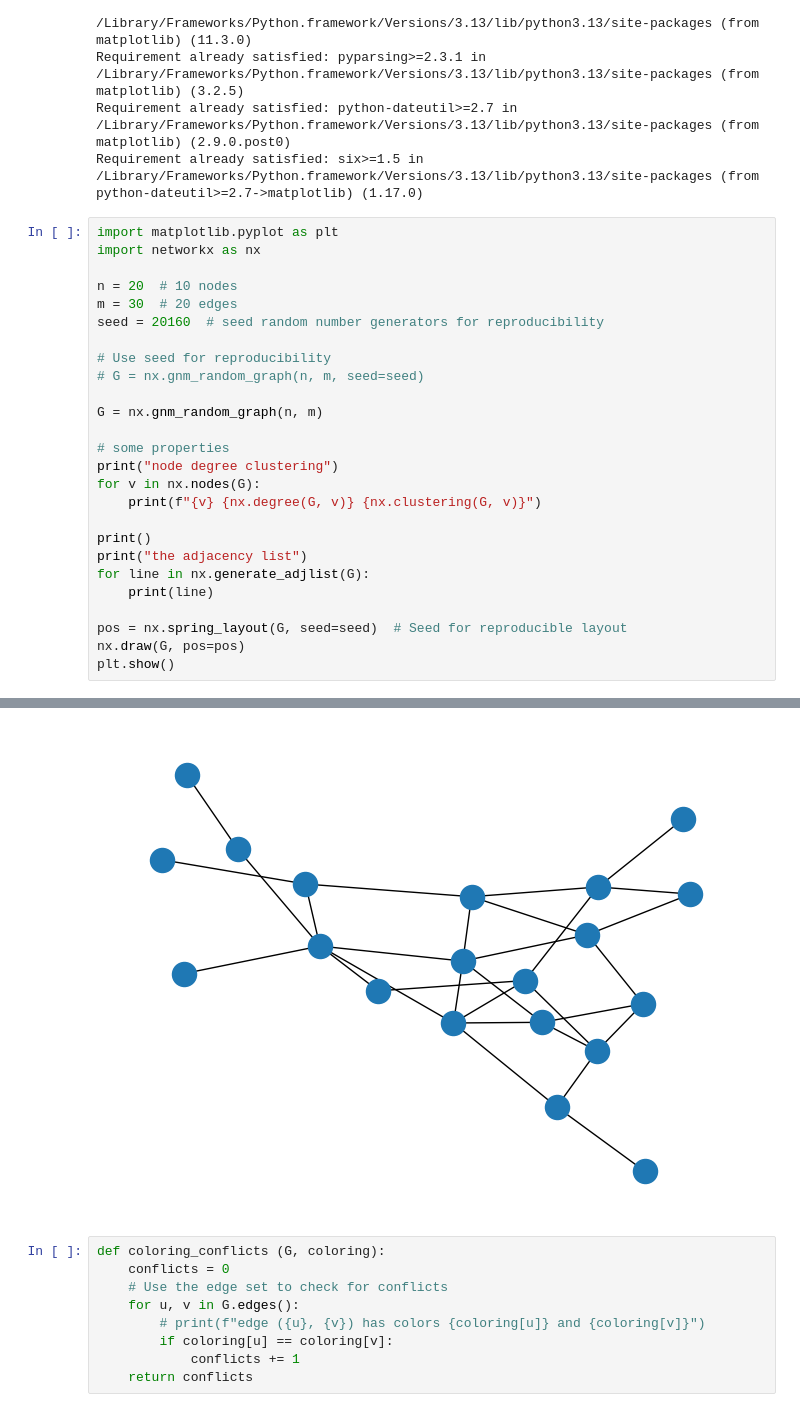
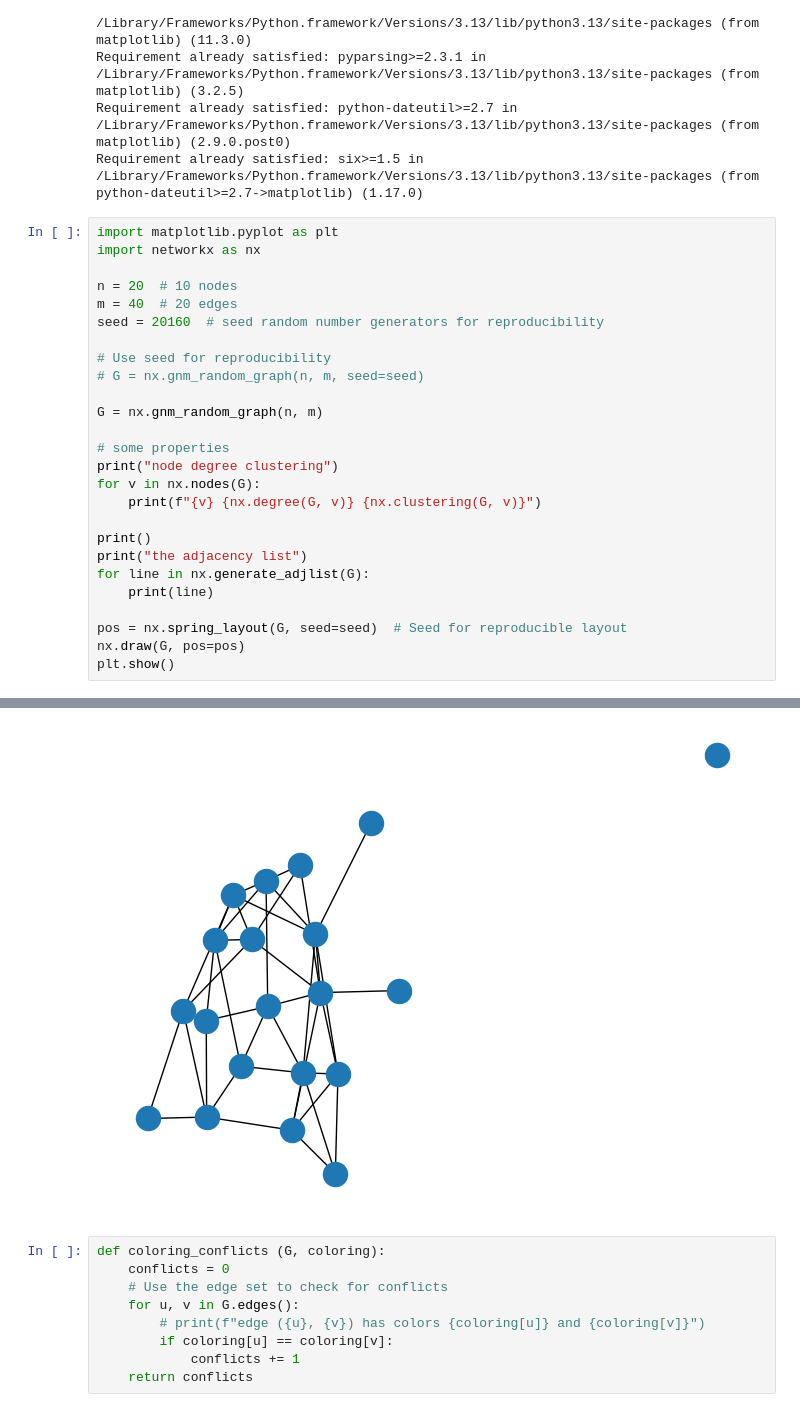
Before and after one commit to G-cae78/Graph-Colouring, a Jupyter notebook: graph.ipynb, the cells around one changed output, grey strips where cells are left out. Drawn from its saved outputs; the diff is of its cells as text.

```diff
--- a/graph.ipynb
+++ b/graph.ipynb
@@ -19,7 +19,7 @@ import matplotlib.pyplot as plt
 import networkx as nx
 
 n = 20  # 10 nodes
-m = 30  # 20 edges
+m = 40  # 20 edges
 seed = 20160  # seed random number generators for reproducibility
 
 # Use seed for reproducibility
@@ -59,6 +59,6 @@ node degree clustering
 18
 19
-[figure, old version]
+[figure, new version]
 # %%
 def coloring_conflicts (G, coloring):
     conflicts = 0
```
Also changed, not shown: parts of 8 cells of this notebook.
